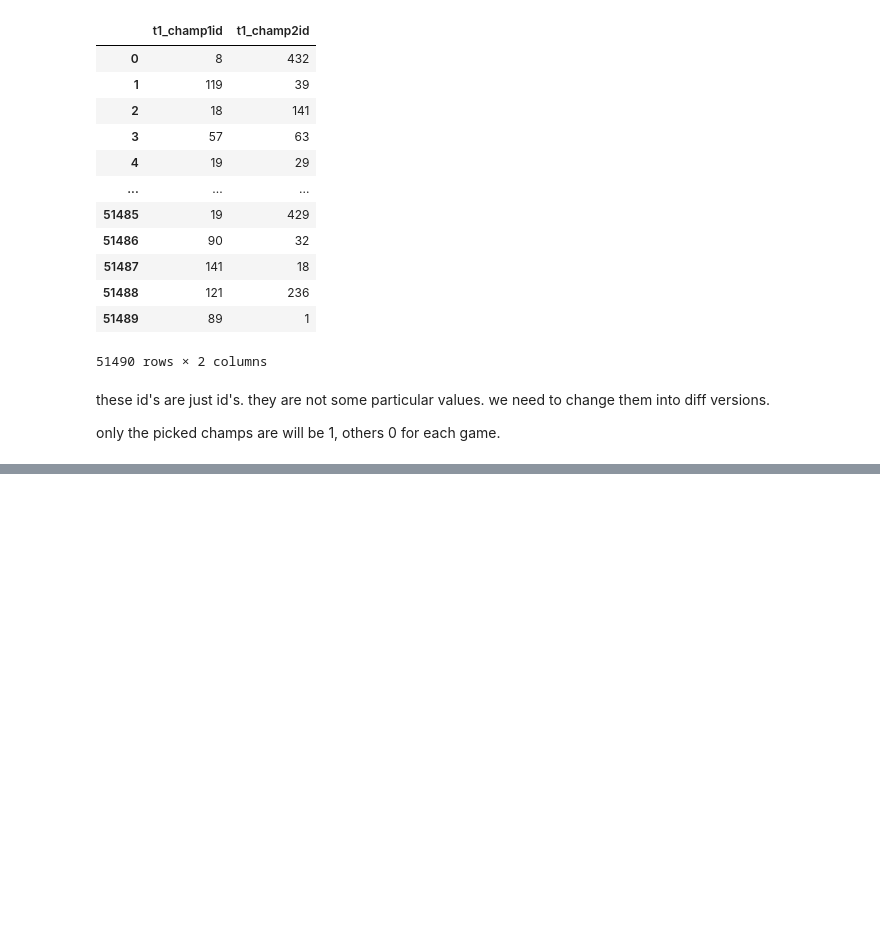
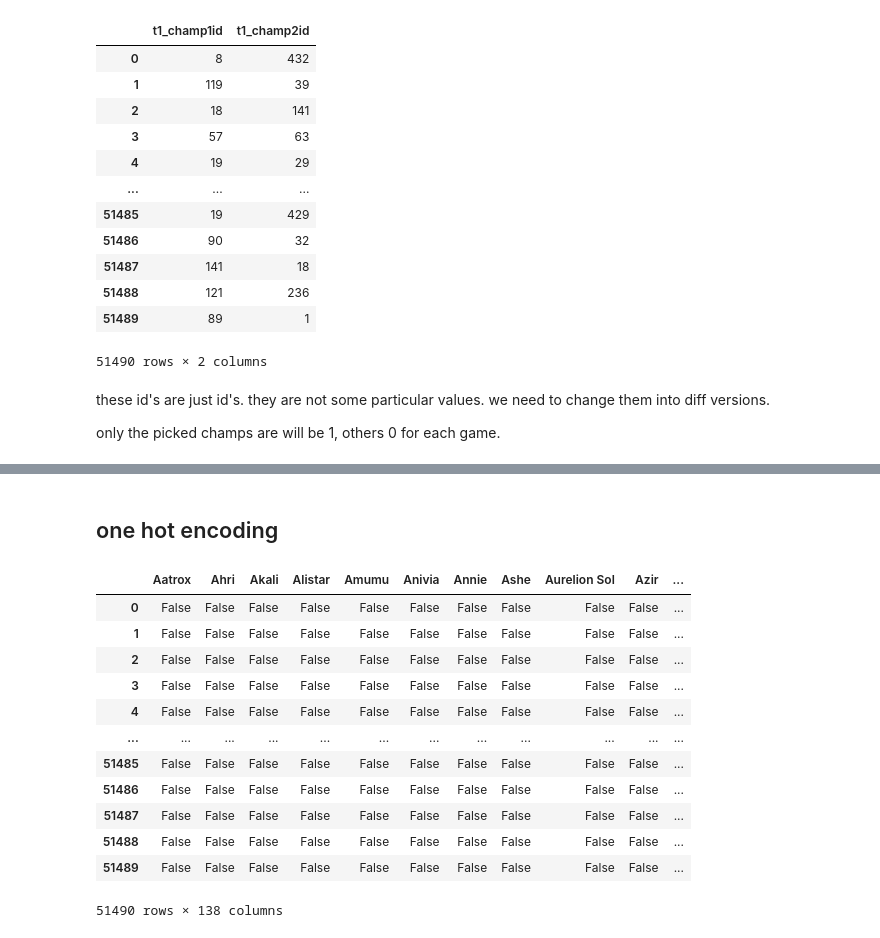
Before and after one commit to okanolgun/League-of-Legends-Win-Prediction, a Jupyter notebook: Untitled.ipynb, the cells around one changed output, grey strips where cells are left out. Cells and saved outputs as stored; diff of their text form; code cells hidden in the pictures; blank space fills up the shorter version.

```diff
--- a/Untitled.ipynb
+++ b/Untitled.ipynb
@@ -67,3 +67,5 @@ df[['t1_champ1id', 't1_champ2id']]
 these id's are just id's. they are not some particular values. we need to change them into diff versions.
 
 only the picked champs are will be 1, others 0 for each game.
+# %%
+champ_data = json.load(open('champion_info.json'))
@@ -69,0 +94,12 @@ only the picked champs are will be 1, others 0 for each game.
+# %%
+df['t1_champ1'] = df['t1_champ1id'].apply(lambda x: champ_data['data'][str(x)]['name'])
+df['t1_champ2'] = df['t1_champ2id'].apply(lambda x: champ_data['data'][str(x)]['name'])
+df['t1_champ3'] = df['t1_champ3id'].apply(lambda x: champ_data['data'][str(x)]['name'])
+df['t1_champ4'] = df['t1_champ4id'].apply(lambda x: champ_data['data'][str(x)]['name'])
+df['t1_champ5'] = df['t1_champ5id'].apply(lambda x: champ_data['data'][str(x)]['name'])
+
+df['t2_champ1'] = df['t2_champ1id'].apply(lambda x: champ_data['data'][str(x)]['name'])
+df['t2_champ2'] = df['t2_champ2id'].apply(lambda x: champ_data['data'][str(x)]['name'])
+df['t2_champ3'] = df['t2_champ3id'].apply(lambda x: champ_data['data'][str(x)]['name'])
+df['t2_champ4'] = df['t2_champ4id'].apply(lambda x: champ_data['data'][str(x)]['name'])
+df['t2_champ5'] = df['t2_champ5id'].apply(lambda x: champ_data['data'][str(x)]['name'])
@@ -69,0 +124,2 @@ only the picked champs are will be 1, others 0 for each game.
+# %%
+df = df[['t1_champ1', 't1_champ2', 't1_champ3', 't1_champ4', 't1_champ5', 't2_champ1', 't2_champ2', 't2_champ3', 't2_champ4', 't2_champ5', 'winner']]
@@ -69,0 +148,18 @@ only the picked champs are will be 1, others 0 for each game.
+# %% [markdown]
+## one hot encoding
+# %%
+pd.get_dummies(df['t1_champ1'])
+# %% [output]
+|  | Aatrox | Ahri | Akali | Alistar | Amumu | Anivia | Annie | Ashe | Aurelion Sol | Azir | ... |
+| 0 | False | False | False | False | False | False | False | False | False | False | ... |
+| 1 | False | False | False | False | False | False | False | False | False | False | ... |
+| 2 | False | False | False | False | False | False | False | False | False | False | ... |
+| 3 | False | False | False | False | False | False | False | False | False | False | ... |
+| 4 | False | False | False | False | False | False | False | False | False | False | ... |
+| ... | ... | ... | ... | ... | ... | ... | ... | ... | ... | ... | ... |
+| 51485 | False | False | False | False | False | False | False | False | False | False | ... |
+| 51486 | False | False | False | False | False | False | False | False | False | False | ... |
+| 51487 | False | False | False | False | False | False | False | False | False | False | ... |
+| 51488 | False | False | False | False | False | False | False | False | False | False | ... |
+| 51489 | False | False | False | False | False | False | False | False | False | False | ... |
+51490 rows × 138 columns
```
Also changed, not shown: parts of 10 cells of this notebook.
